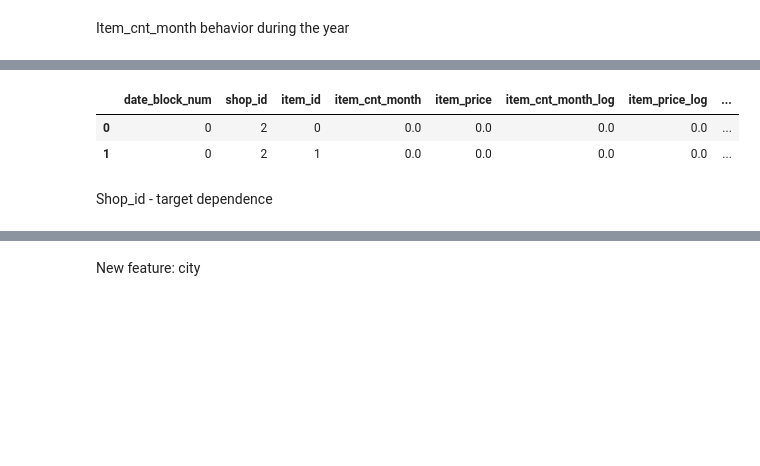
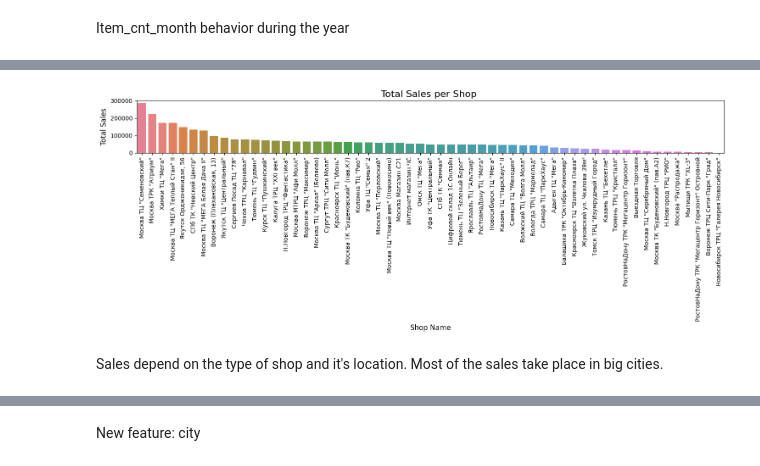
Before and after one commit to YPolina/Trainee, a Jupyter notebook: EDA.ipynb, the cells around one changed output, grey strips where cells are left out. Drawn from its saved outputs; the diff is of its cells as text; code cells hidden in the pictures; blank space fills up the shorter version.

```diff
--- a/EDA.ipynb
+++ b/EDA.ipynb
@@ -175 +211,22 @@ group = group.droplevel(1, axis=1)[['date_block_num', 'month', 'year']]
+# %%
+group = df_train.groupby('shop_id')['item_cnt_month'].sum().reset_index()
+group = pd.merge(group, df_shops, on = 'shop_id', how = 'left')
+sales_per_shop = group.sort_values(by = 'item_cnt_month', ascending = False)
+# %%
+plt.figure(figsize = (15,6))
+
+sns.barplot(data = sales_per_shop, x = 'shop_name', y = 'item_cnt_month', hue = 'shop_name')
+
+plt.xticks(rotation=90)
+
+plt.title('Total Sales per Shop ', fontsize=16)
+plt.xlabel('Shop Name', fontsize=12)
+plt.ylabel('Total Sales', fontsize=12)
+
+plt.tight_layout()
+plt.show()
+# %% [output]
+[figure, added]
+# %% [markdown]
+Sales depend on the type of shop and it's location. Most of the sales take place in big cities.
 # %%
@@ -177,8 +233,0 @@ df_train = pd.merge(df_train, group, on = 'date_block_num', how = 'left')
-# %%
-df_train.head(2)
-# %% [output]
-|  | date_block_num | shop_id | item_id | item_cnt_month | item_price | item_cnt_month_log | item_price_log | ... |
-| 0 | 0 | 2 | 0 | 0.0 | 0.0 | 0.0 | 0.0 | ... |
-| 1 | 0 | 2 | 1 | 0.0 | 0.0 | 0.0 | 0.0 | ... |
-# %% [markdown]
-Shop_id - target dependence
```
Also changed, not shown: parts of 136 cells of this notebook.
